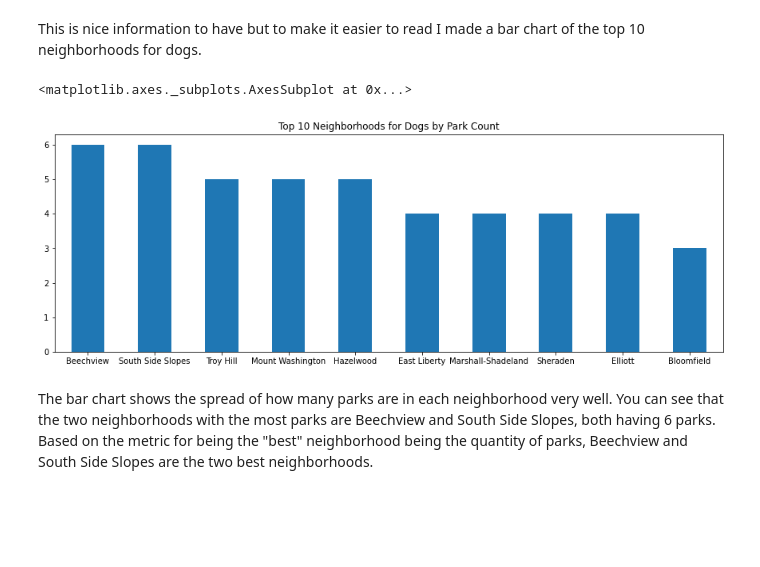
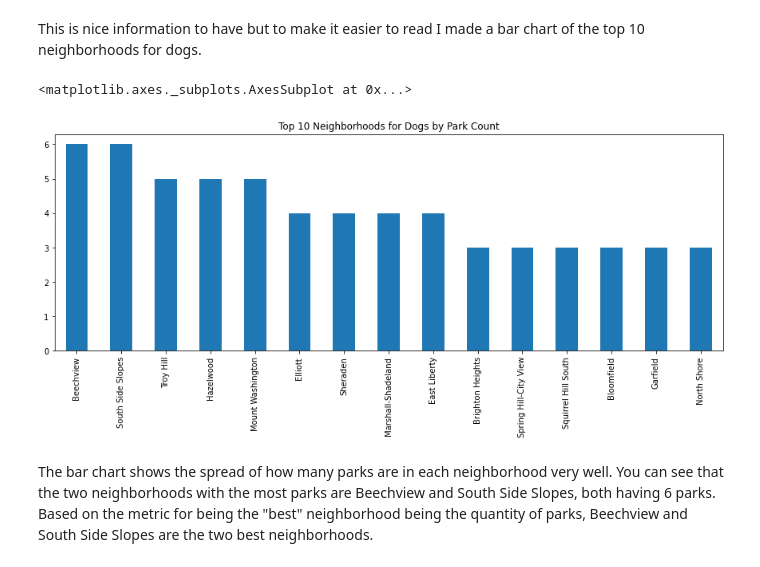
Before and after one commit to claireemch/Final-Project, a Jupyter notebook: Maya-Notebook.ipynb, the cells around one changed output. Saved outputs shown, nothing was run; the diff lists cells and outputs as text; code cells hidden in the pictures; blank space fills up the shorter version.

```diff
--- a/Maya-Notebook.ipynb
+++ b/Maya-Notebook.ipynb
@@ -70,10 +70,10 @@ Name: neighborhood, Length: 71, dtype: int64
 # %% [markdown]
 This is nice information to have but to make it easier to read I made a bar chart of the top 10 neighborhoods for dogs.
 # %%
-parks["neighborhood"].value_counts().head(10).plot(kind='bar', figsize=(15,5), rot=0, title="Top 10 Neighborhoods for Dogs by Park Count")
+parks["neighborhood"].value_counts().head(15).plot(kind='bar', figsize=(15,5), title="Top 10 Neighborhoods for Dogs by Park Count")
 # %% [output]
 <matplotlib.axes._subplots.AxesSubplot at 0x...>
-[figure, old version]
+[figure, new version]
 # %% [markdown]
 The bar chart shows the spread of how many parks are in each neighborhood very well. You can see that the two neighborhoods with the most parks are Beechview and South Side Slopes, both having 6 parks. Based on the metric for being the "best" neighborhood being the quantity of parks, Beechview and South Side Slopes are the two best neighborhoods.
 # %% [markdown]
```
Also changed, not shown: parts of 1 cell of this notebook.
